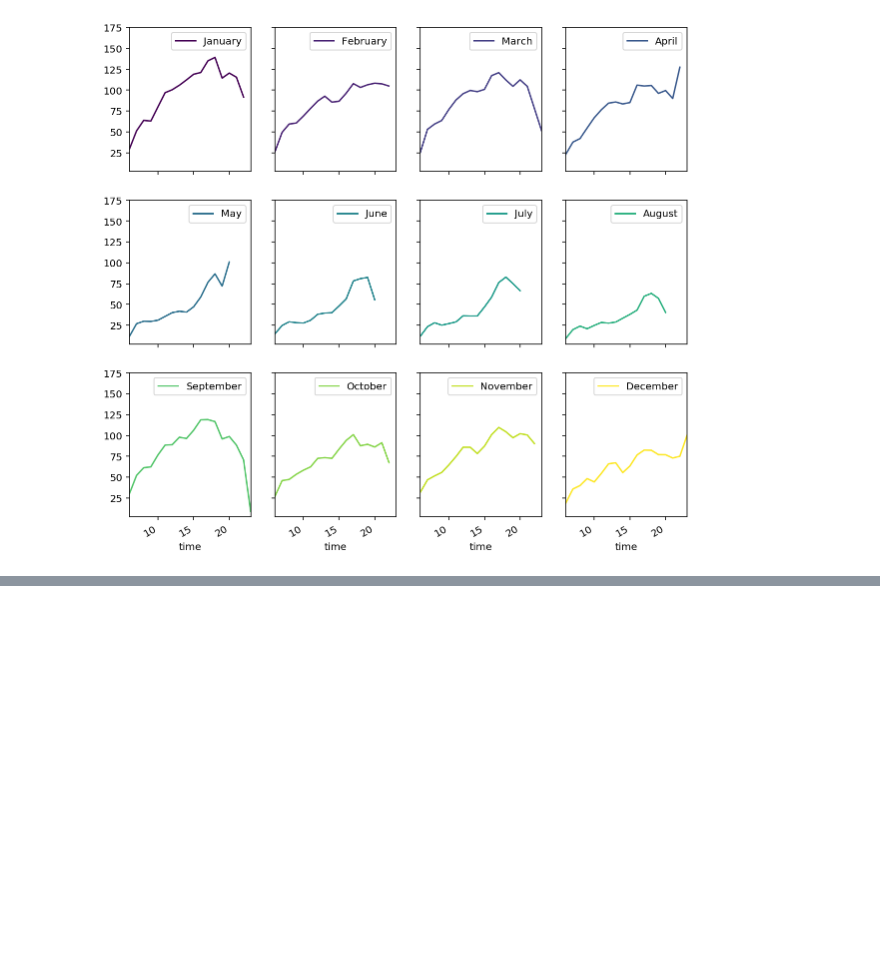
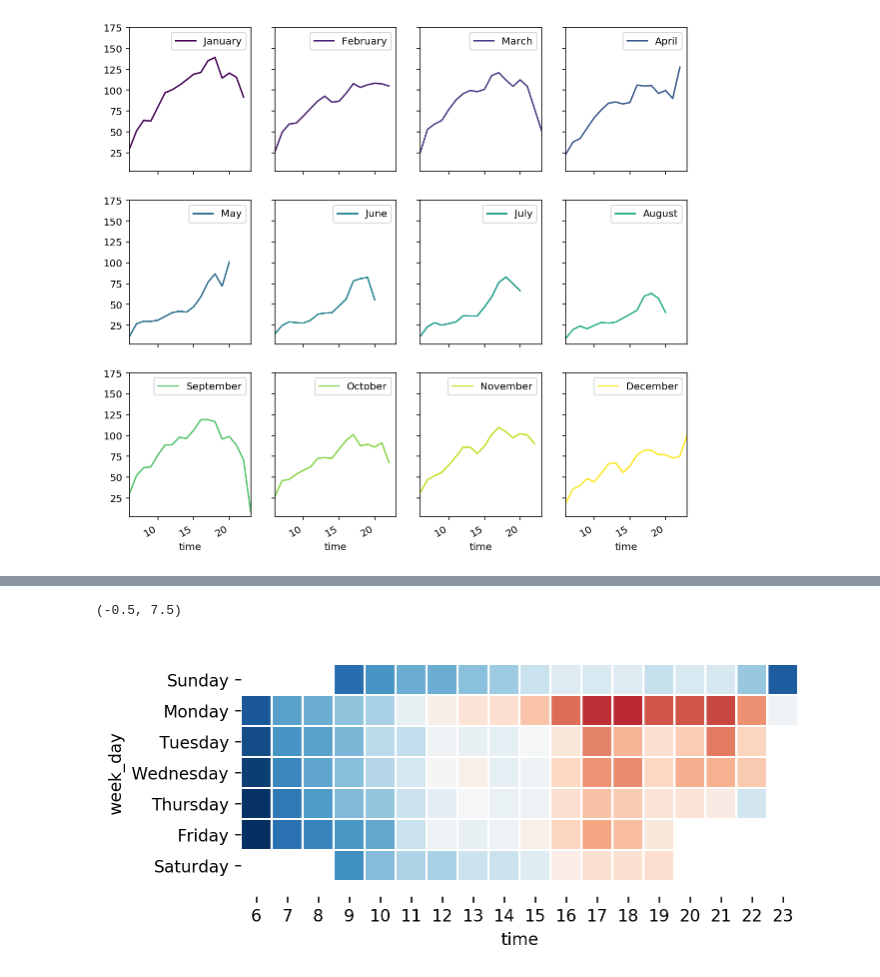
Before and after one commit to agneswen/shehacks_workshop, a Jupyter notebook: workshop_completed.ipynb, the cells around one changed output, grey strips where cells are left out. Cells and saved outputs as stored; diff of their text form; code cells hidden in the pictures; blank space fills up the shorter version.

```diff
--- a/workshop_completed.ipynb
+++ b/workshop_completed.ipynb
@@ -459,3 +459,25 @@ grouped_df
 | 21 | 115.500000 | 107.555556 | 104.541667 | 90.000000 | NaN | NaN | NaN | NaN | 88.384615 | 91.277778 | 100.500000 | ... |
 | 22 | 91.692308 | 104.900000 | 78.100000 | 127.500000 | NaN | NaN | NaN | NaN | 70.666667 | 67.375000 | 90.250000 | ... |
 | 23 | NaN | NaN | 51.500000 | NaN | NaN | NaN | NaN | NaN | 9.000000 | NaN | NaN | ... |
+# %%
+import seaborn as sns
+
+day_of_week = ['Sunday','Monday','Tuesday','Wednesday','Thursday','Friday','Saturday']
+df['week_day']  = pd.Categorical(df.week_day, categories=day_of_week[::-1], ordered=True)
+grouped_df = df.groupby(['time','week_day']).wr.mean()
+
+
+
+fig, ax = plt.subplots(dpi=120)
+ax = sns.heatmap(grouped_df.unstack().T,
+            square = True,
+            cbar = False,
+           linewidths=1,
+           center=80,
+           cmap='RdBu_r',
+           ax = ax)
+
+ax.set_ylim(-0.5, 7.5)
+# %% [output]
+(-0.5, 7.5)
+[figure, added]
```
